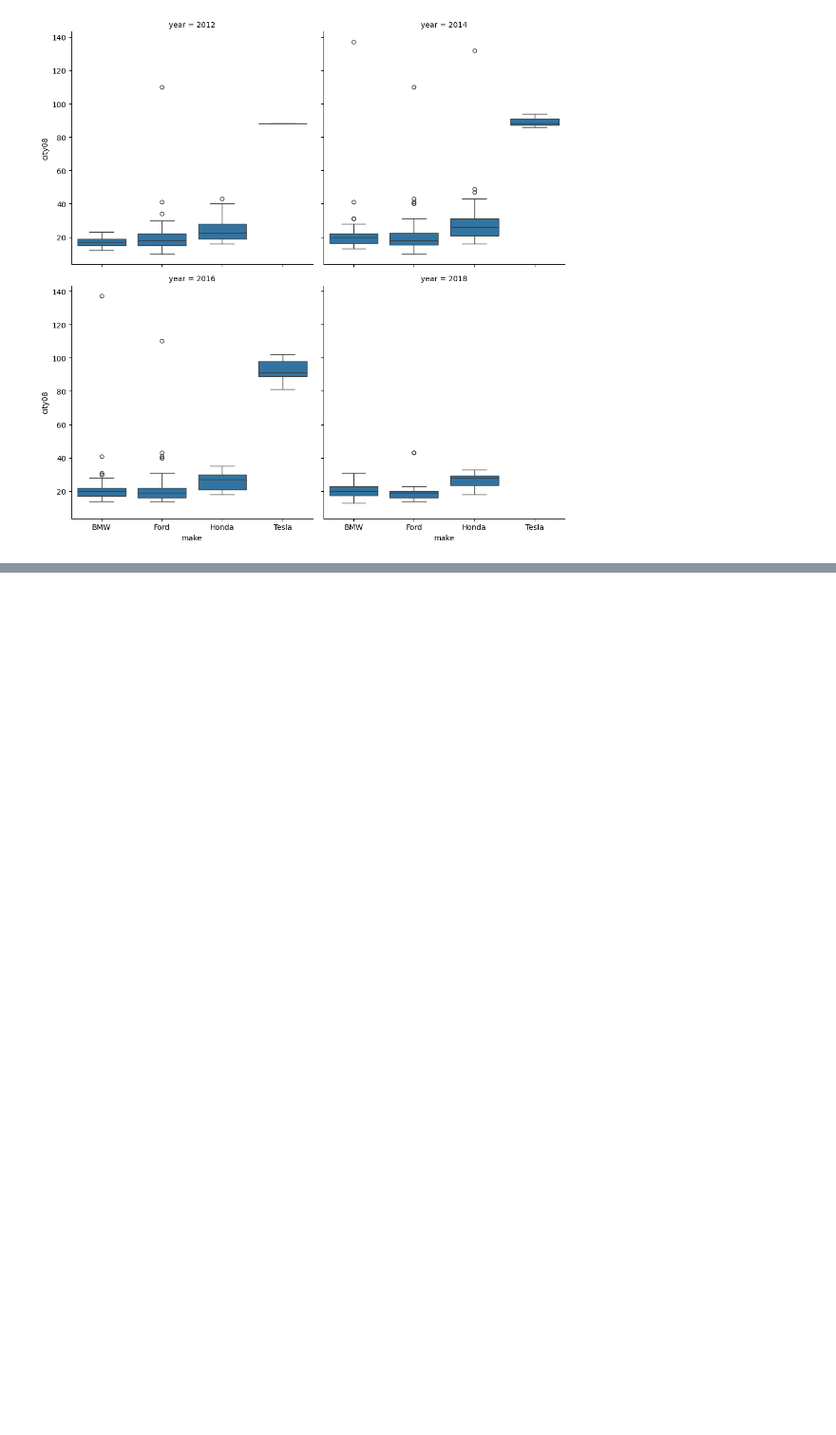
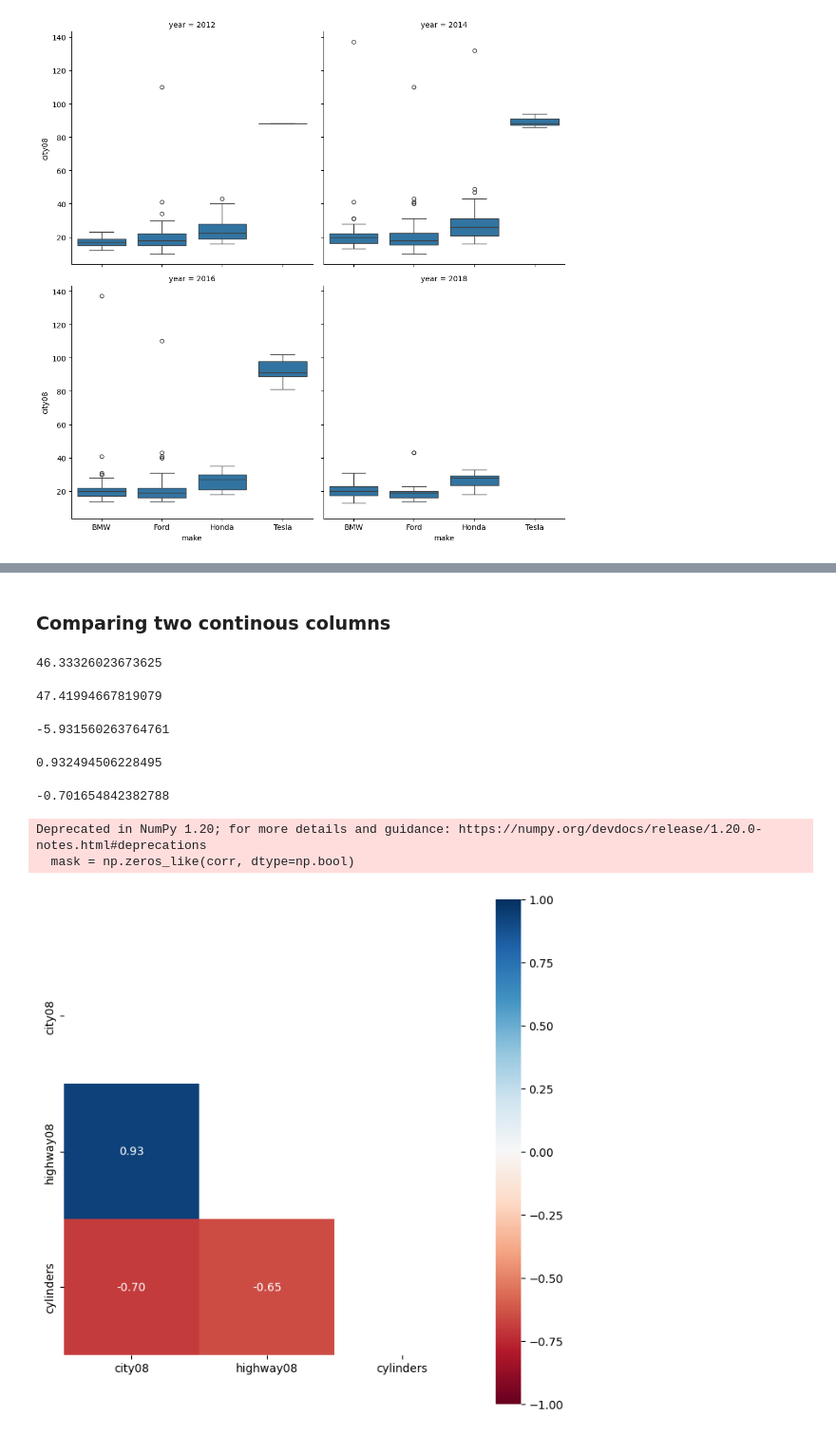
Before and after one commit to bdunn20/book_code, a Jupyter notebook: pandas_1.X_cookbook/Ch_5_EDA.ipynb, the cells around one changed output, grey strips where cells are left out. Shown at 95% size. Saved outputs shown, nothing was run; the diff lists cells and outputs as text; code cells hidden in the pictures; blank space fills up the shorter version.

```diff
--- a/pandas_1.X_cookbook/Ch_5_EDA.ipynb
+++ b/pandas_1.X_cookbook/Ch_5_EDA.ipynb
@@ -624,0 +643,42 @@ g.axes[0].figure.savefig("c5-catboxcol.png", dpi=300)
+# %% [markdown]
+### Comparing two continous columns
+# %%
+# look at the covariance of the two numbers (if on same scale)
+fueleco.city08.cov(fueleco.highway08)
+# %% [output]
+46.33326023673625
+# %%
+fueleco.city08.cov(fueleco.comb08)
+# %% [output]
+47.41994667819079
+# %%
+fueleco.city08.cov(fueleco.cylinders)
+# %% [output]
+-5.931560263764761
+# %%
+# look at Pearson correlation
+fueleco.city08.corr(fueleco.highway08)
+# %% [output]
+0.932494506228495
+# %%
+fueleco.city08.corr(fueleco.cylinders)
+# %% [output]
+-0.701654842382788
+# %%
+# visuzalise the correlations in a heatmap
+fig, ax = plt.subplots(figsize=(8,8))
+
+corr = fueleco[["city08", "highway08", "cylinders"]].corr()
+
+mask = np.zeros_like(corr, dtype=np.bool)
+
+mask[np.triu_indices_from(mask)] = True
+
+sns.heatmap(corr, mask=mask, fmt=".2f", annot=True, ax=ax, cmap="RdBu", vmin=-1,
+            vmax=1, square=True)
+
+fig.savefig("c5-heatmap.png", dpi=300, bbox_inches="tight")
+# %% [output]
+Deprecated in NumPy 1.20; for more details and guidance: https://numpy.org/devdocs/release/1.20.0-notes.html#deprecations
+  mask = np.zeros_like(corr, dtype=np.bool)
+[figure, added]
```
Also changed, not shown: parts of 29 cells of this notebook.
